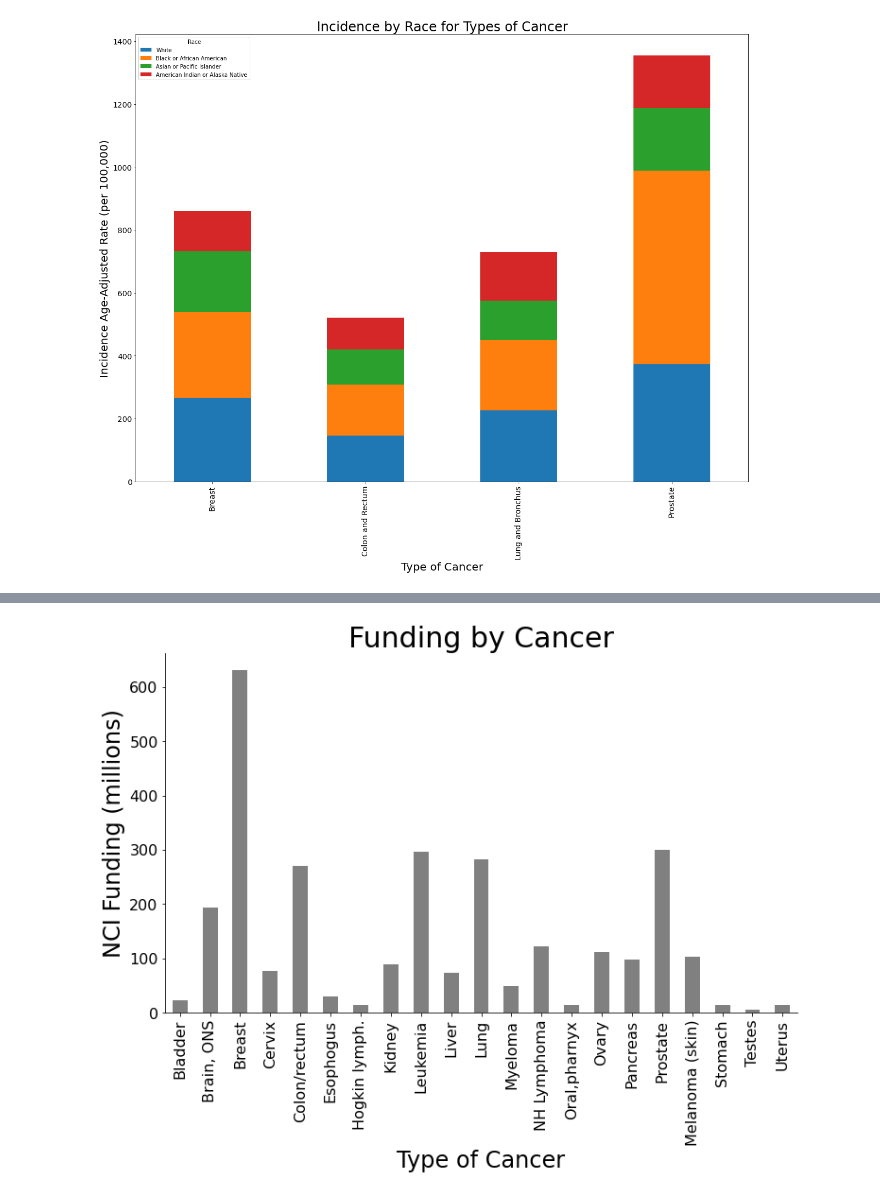
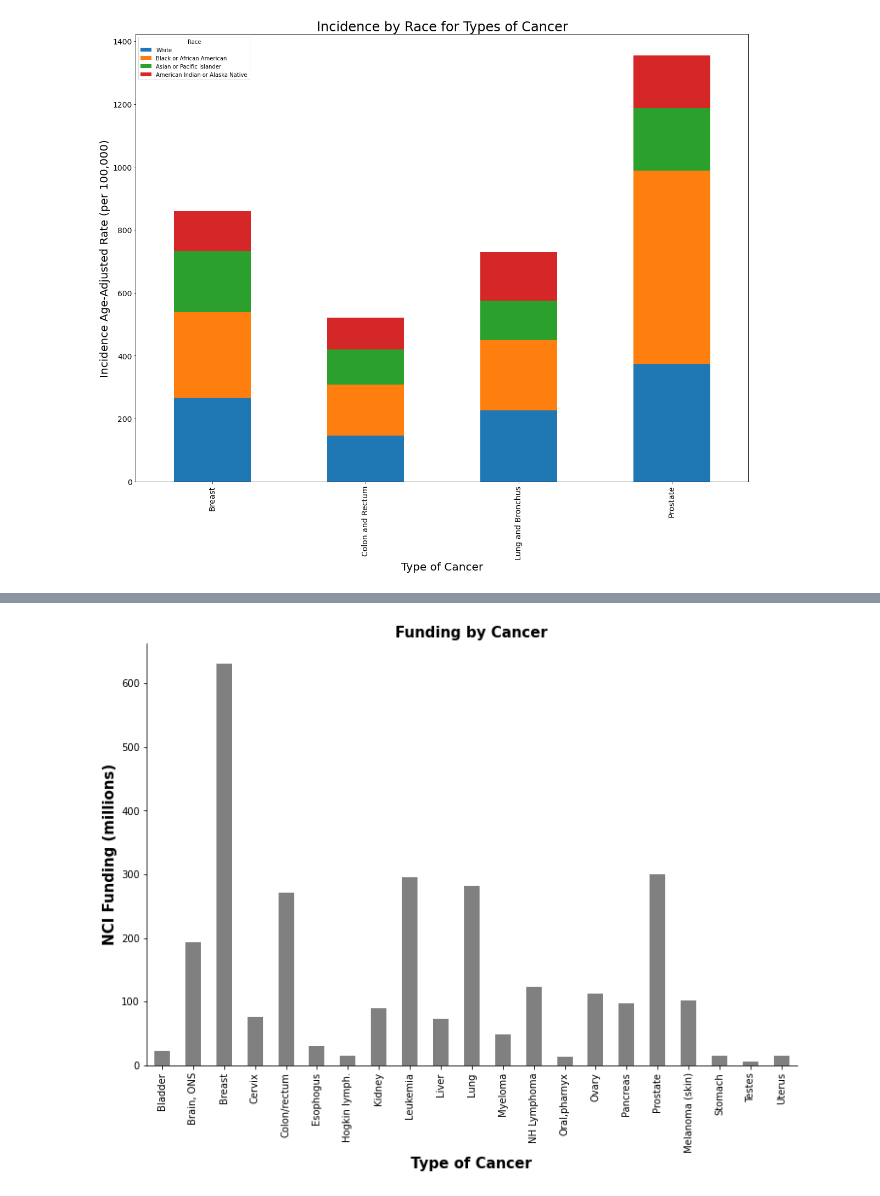
Before and after one commit to hgage/CS-320-Final-Project, a Jupyter notebook: cancer_rates_ntbk.ipynb, the cells around one changed output, grey strips where cells are left out. Cells and saved outputs as stored; diff of their text form; code cells hidden in the pictures.

```diff
--- a/cancer_rates_ntbk.ipynb
+++ b/cancer_rates_ntbk.ipynb
@@ -346,0 +308,4 @@ funding_data
+# %%
+funding_data["percentage"] = funding_data["NCI Funding (millions)"] / funding_data["NCI Funding (millions)"].sum()
+funding_data["ratio fund/yll"] = funding_data["NCI Funding (millions)"] / funding_data["AYLL"]
+funding_data
@@ -347,16 +339,14 @@ funding_data
 # %%
-fig, ax = plt.subplots()
+fig, ax = plt.subplots(figsize=(12,8))
 ax.spines["top"].set_visible(False)
 ax.spines["right"].set_visible(False)
-funding_data.plot(ax=ax, x="Unnamed: 0", y="NCI Funding (millions)", kind="bar", legend=False, figsize=(12,7), color="grey")
-plt.xlabel("Type of Cancer", size=24)
-plt.xticks(size=16)
-plt.ylabel("NCI Funding (millions)", size=24)
-plt.yticks(size=16)
-plt.title("Funding by Cancer", size=30)
+funding_data.plot(ax=ax, x="Unnamed: 0", y="NCI Funding (millions)", kind="bar", legend=False, color="grey")
+plt.xlabel("Type of Cancer", size=15, fontweight="bold")
+plt.ylabel("NCI Funding (millions)", size=15, fontweight="bold")
+plt.title("Funding by Cancer", size=15, fontweight="bold")
 ax.get_figure().savefig("allfund.svg", bbox_inches="tight")
 # %% [output]
-[figure, old version]
+[figure, new version]
 # %%
 top5=["Breast", "Colon/rectum", "Leukemia", "Lung", "Prostate"]
 # %%
```
Also changed, not shown: parts of 14 cells of this notebook.
